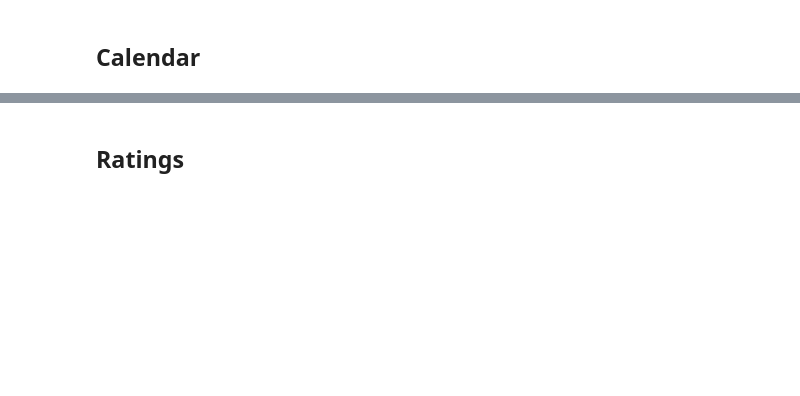
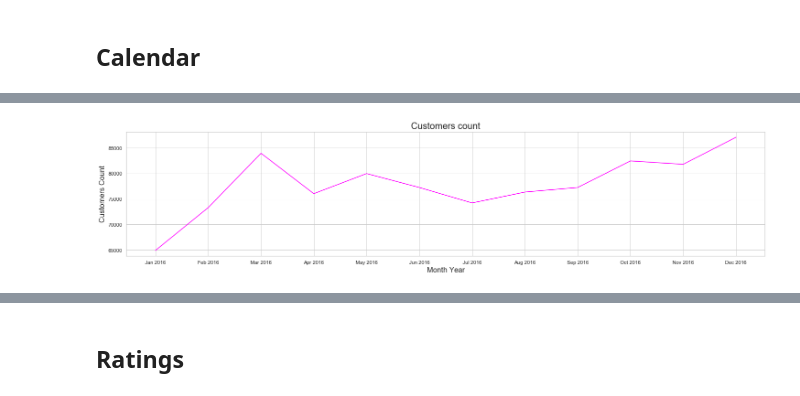
Before and after one commit to wjingyao/1015, a Jupyter notebook: Airbnb.ipynb, the cells around one changed output, grey strips where cells are left out. Cells and saved outputs as stored; diff of their text form; code cells hidden in the pictures; blank space fills up the shorter version.

```diff
--- a/Airbnb.ipynb
+++ b/Airbnb.ipynb
@@ -692,11 +719,15 @@ numberofyear
 # %%
+months2 = ['Jan 2016', 'Feb 2016', 'Mar 2016', 'Apr 2016', 'May 2016', 'Jun 2016', 'Jul 2016', 'Aug 2016', 'Sep 2016',
+          'Oct 2016','Nov 2016', 'Dec 2016']
 plt.figure(figsize=(25,5))
-plt.plot(months,customersmonthly, color='magenta')
+plt.plot(months2,customersmonthly, color='magenta')
 plt.title("Customers count", fontsize=20)
 plt.xlabel("Month Year", fontsize=16)
 plt.ylabel("Customers Count", fontsize=16)
 
 plt.show()
+# %% [output]
+[figure, added]
 # %%
 numberofyear = []
 
```
Also changed, not shown: parts of 35 cells of this notebook.
